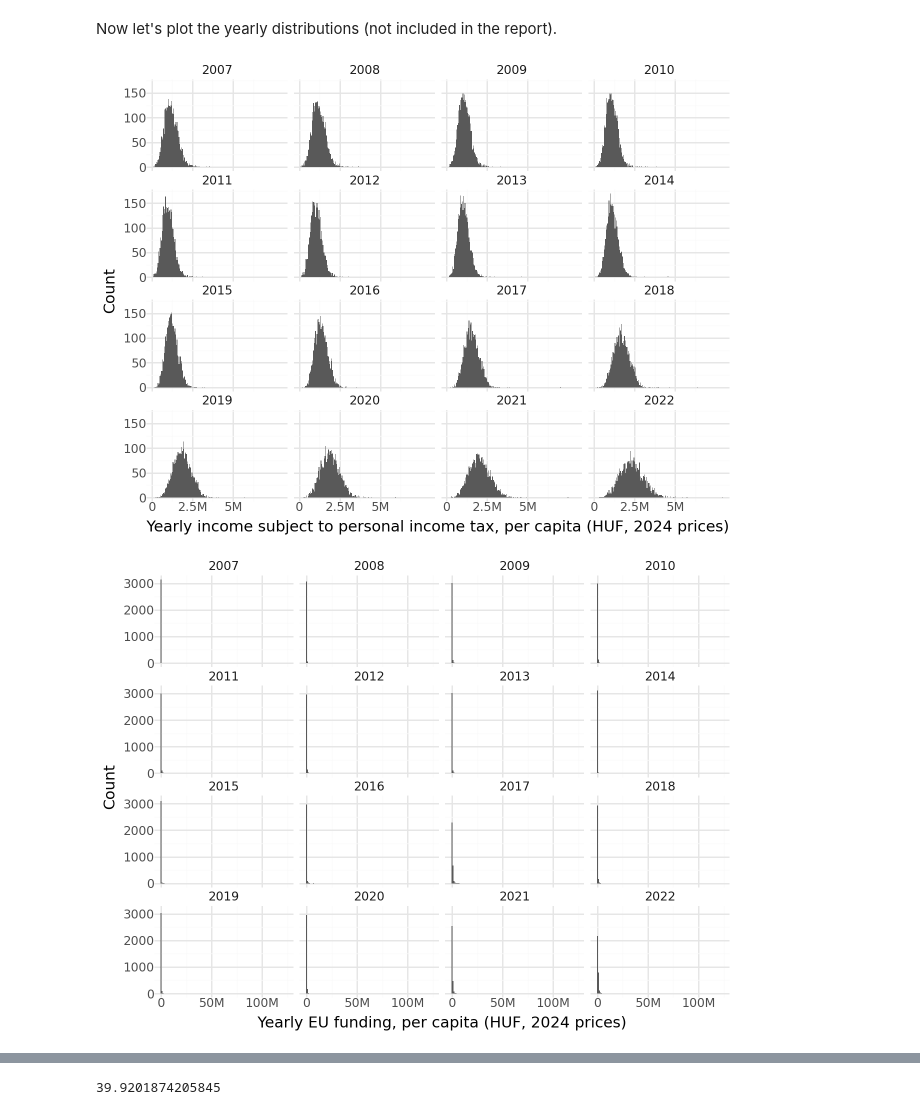
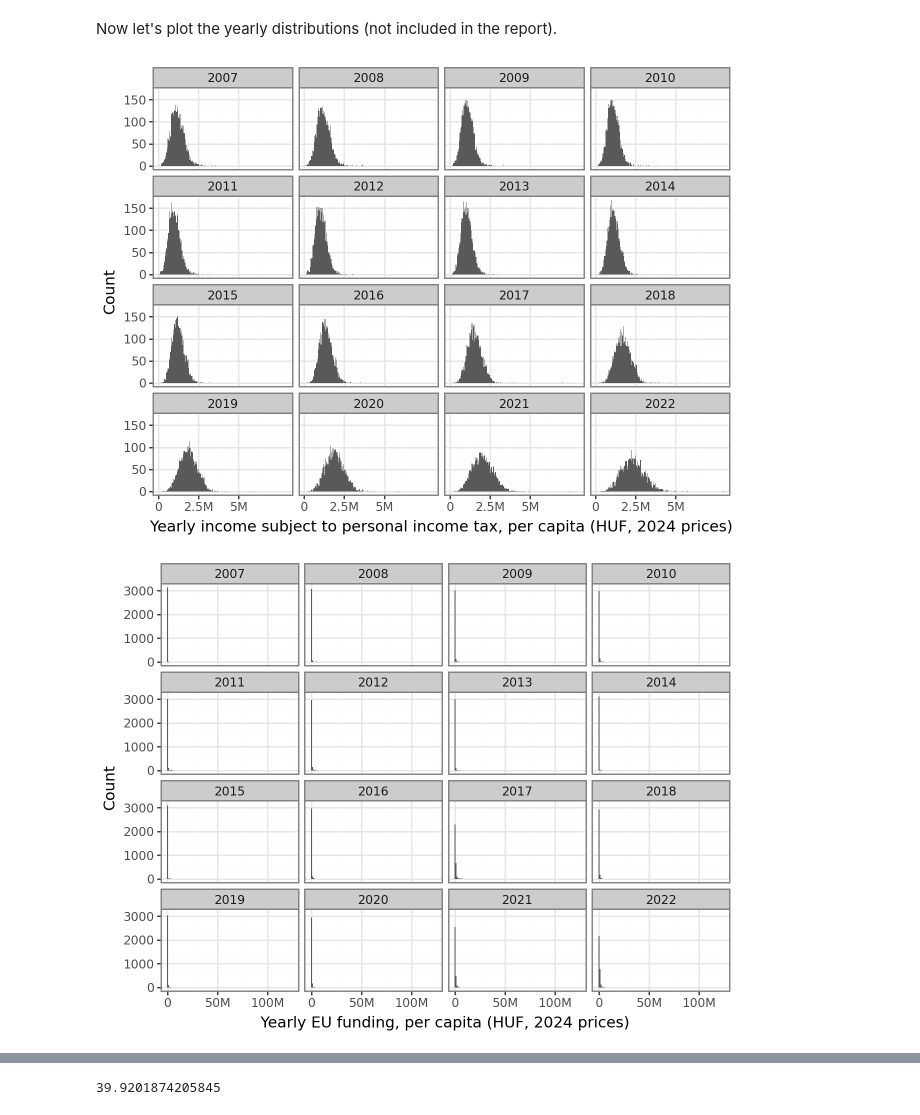
Before and after one commit to marton-nagy-marton/Data-Analysis-4, a Jupyter notebook: Term_project/MartonNagy_DA4_TermProject.ipynb, the cells around one changed output, grey strips where cells are left out. Cells and saved outputs as stored; diff of their text form; code cells hidden in the pictures.

```diff
--- a/Term_project/MartonNagy_DA4_TermProject.ipynb
+++ b/Term_project/MartonNagy_DA4_TermProject.ipynb
@@ -511,27 +511,27 @@ Now let's plot the yearly distributions (not included in the report).
 # %%
 (
     ggplot(df, aes('income_pc'))
     + geom_histogram()
     + facet_wrap('year')
-    + theme_minimal()
+    + theme_bw()
     #+ scale_y_continuous(breaks = [0, 25, 50])
     + scale_x_continuous(breaks = [0, 2_500_000, 5_000_000], labels = ['0', '2.5M', '5M'])
     + labs(x = 'Yearly income subject to personal income tax, per capita (HUF, 2024 prices)', y = 'Count')
 )
 # %% [output]
-[figure, old version]
+[figure, new version]
 # %%
 (
     ggplot(df, aes('eu_funding_pc'))
     + geom_histogram(binwidth = 1000000)
     + facet_wrap('year')
-    + theme_minimal()
+    + theme_bw()
     #+ scale_y_continuous(breaks = [0, 25, 50])
     + scale_x_continuous(breaks = [0, 50_000_000, 100_000_000], labels = ['0', '50M', '100M'])
     + labs(x = 'Yearly EU funding, per capita (HUF, 2024 prices)', y = 'Count')
 )
 # %% [output]
-[figure, old version]
+[figure, new version]
 # %%
 (
     ggplot(df, aes('unemp'))
```
Also changed, not shown: parts of 60 cells of this notebook.
